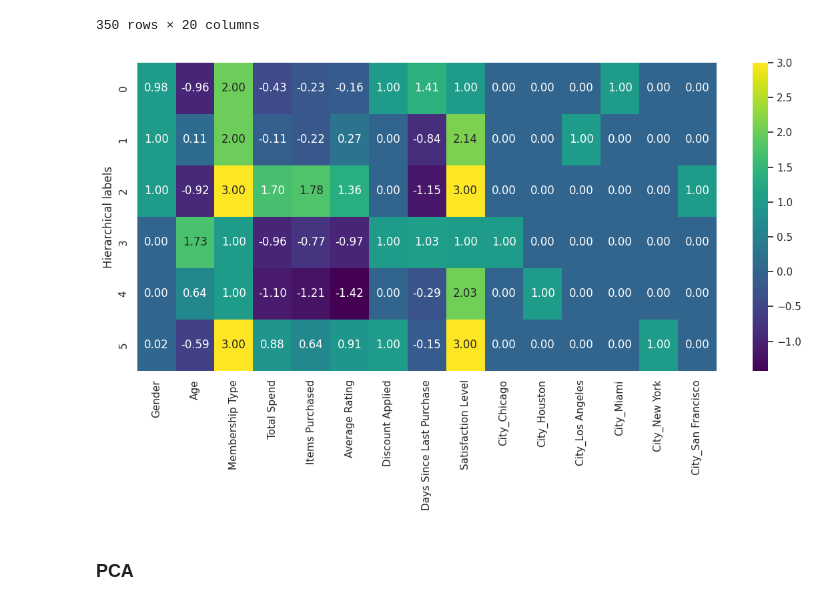
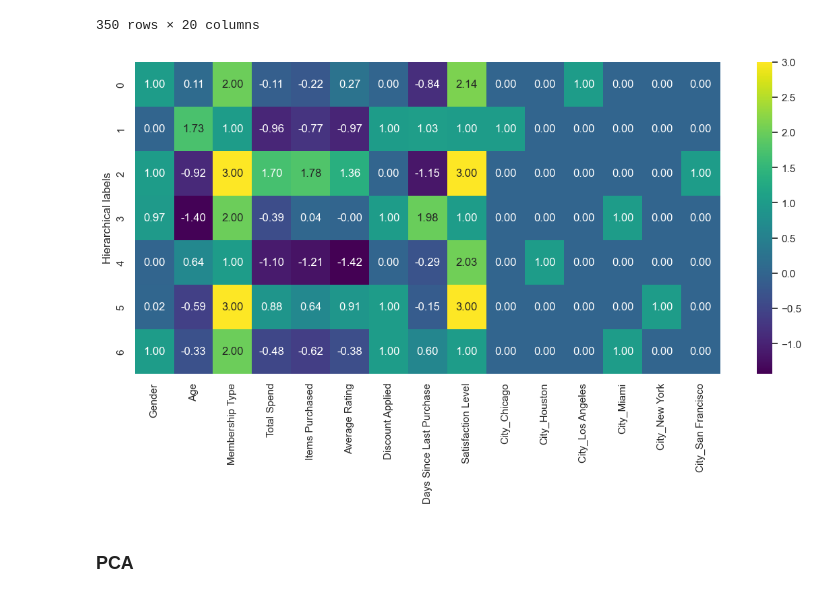
Before and after one commit to umilic16/ML_2, a Jupyter notebook: main.ipynb, the cells around one changed output. Cells and saved outputs as stored; diff of their text form; code cells hidden in the pictures.

Commit message:
hierarchical clustering results

```diff
--- a/main.ipynb
+++ b/main.ipynb
@@ -218,12 +284,22 @@ plt.show()
 # %% [markdown]
 ### Encoding kolona
 # %%
-df_encoded = pd.get_dummies(df, columns=['City'])
-df_encoded['Satisfaction Level'] = df['Satisfaction Level'].map({'Unsatisfied': 1, 'Neutral': 2, 'Satisfied': 3})
-df_encoded['Membership Type'] = df['Membership Type'].map({'Bronze': 1, 'Silver': 2, 'Gold': 3})
-df_encoded['Gender'] = df_encoded['Gender'].map({'Female': 0, 'Male': 1})
+df_encoded = pd.get_dummies(df, columns=["City"])
+df_encoded["Satisfaction Level"] = df["Satisfaction Level"].map(
+    {"Unsatisfied": 1, "Neutral": 2, "Satisfied": 3}
+)
+df_encoded["Membership Type"] = df["Membership Type"].map(
+    {"Bronze": 1, "Silver": 2, "Gold": 3}
+)
+df_encoded["Gender"] = df_encoded["Gender"].map({"Female": 0, "Male": 1})
 # %%
-num_cols = ['Age', 'Total Spend', 'Items Purchased', 'Average Rating', 'Days Since Last Purchase']
+num_cols = [
+    "Age",
+    "Total Spend",
+    "Items Purchased",
+    "Average Rating",
+    "Days Since Last Purchase",
+]
 # %%
 df_encoded
 # %% [output]
@@ -484,9 +638,9 @@ plt.show()
 # %%
 from sklearn.cluster import AgglomerativeClustering
 
-hierarchical = AgglomerativeClustering(n_clusters=6, affinity='euclidean', linkage='ward')
+hierarchical = AgglomerativeClustering(n_clusters=7)
 hierarchical.fit_predict(df_scaled)
-df_results['Hierarchical labels'] = hierarchical.labels_
+df_results["Hierarchical labels"] = hierarchical.labels_
 df_results
 # %% [output]
 |  | Gender | Age | Membership Type | Total Spend | Items Purchased | Average Rating | Discount Applied | ... |
@@ -503,12 +657,24 @@ df_results
 | 349 | 0 | 1.933185 | 1 | -0.911741 | -0.626500 | -1.240525 | True | ... |
 350 rows × 20 columns
 # %%
-cluster_means = df_results.drop(['Kmeans labels', 'Kmeans PCA2 labels', 'Kmeans PCA3 labels', 'Kmeans PCA4 labels'], axis=1).groupby('Hierarchical labels').mean()
+cluster_means = (
+    df_results.drop(
+        [
+            "Kmeans labels",
+            "Kmeans PCA2 labels",
+            "Kmeans PCA3 labels",
+            "Kmeans PCA4 labels",
+        ],
+        axis=1,
+    )
+    .groupby("Hierarchical labels")
+    .mean()
+)
 plt.figure(figsize=(14, 6))
-sns.heatmap(cluster_means, annot=True, cmap='viridis', fmt='.2f')
+sns.heatmap(cluster_means, annot=True, cmap="viridis", fmt=".2f")
 plt.show()
 # %% [output]
-[figure, old version]
+[figure, new version]
 # %% [markdown]
 ### PCA
 # %%
```
Also changed, not shown: parts of 41 cells of this notebook.
